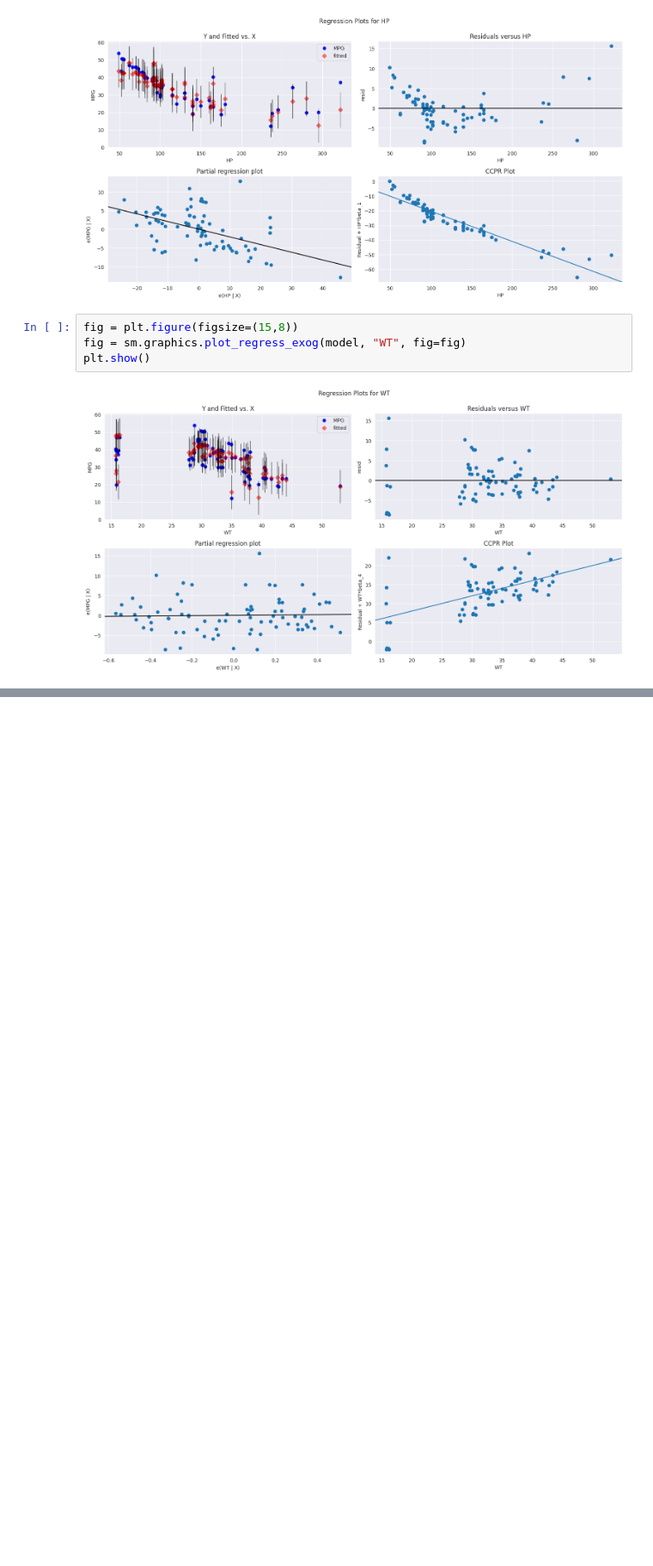
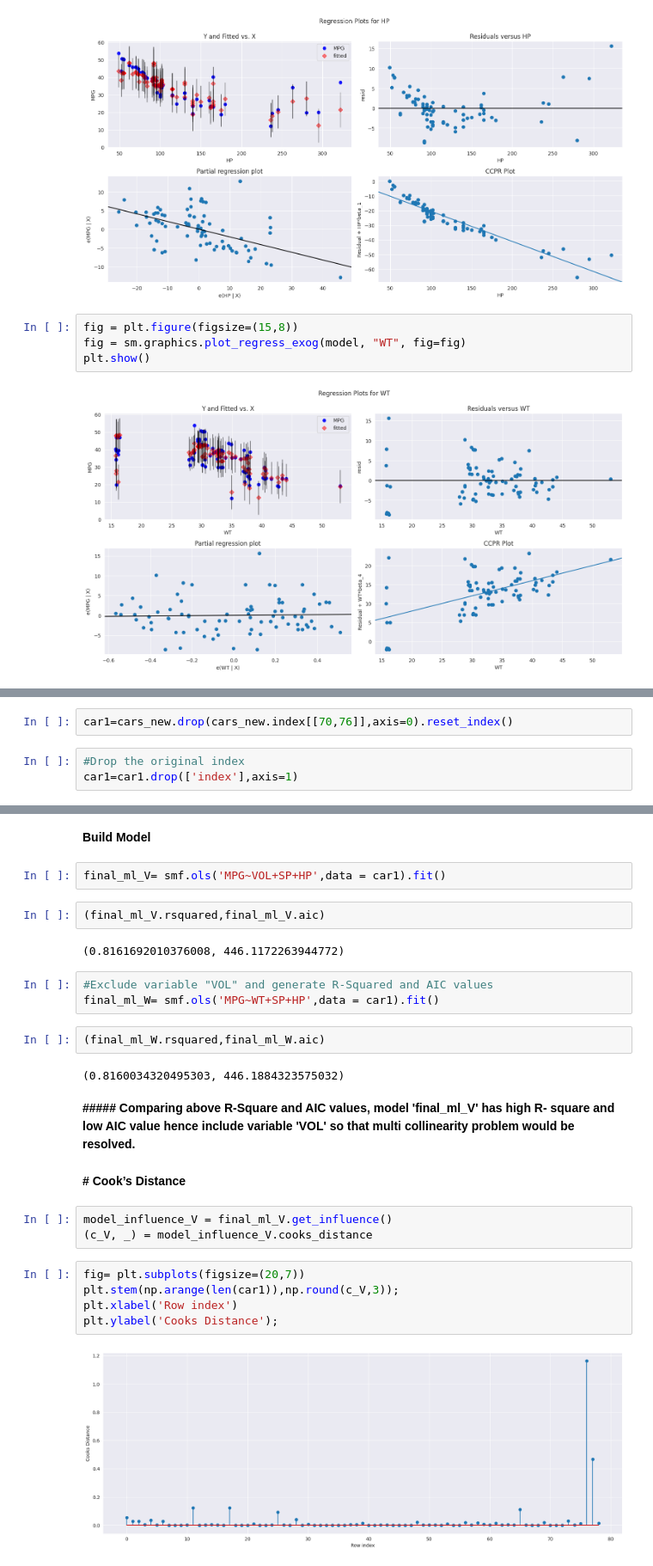
Before and after one commit to PrashAI/myprojectr, a Jupyter notebook: Multiple_Linear_Regression_Model.ipynb, the cells around one changed output, grey strips where cells are left out. Shown at 86% size. Drawn from its saved outputs; the diff is of its cells as text; blank space fills up the shorter version.

```diff
--- a/Multiple_Linear_Regression_Model.ipynb
+++ b/Multiple_Linear_Regression_Model.ipynb
@@ -190,0 +248,5 @@ plt.show()
+# %%
+car1=cars_new.drop(cars_new.index[[70,76]],axis=0).reset_index()
+# %%
+#Drop the original index
+car1=car1.drop(['index'],axis=1)
@@ -190,0 +271,29 @@ plt.show()
+# %% [markdown]
+**Build Model**
+# %%
+final_ml_V= smf.ols('MPG~VOL+SP+HP',data = car1).fit()
+# %%
+(final_ml_V.rsquared,final_ml_V.aic)
+# %% [output]
+(0.8161692010376008, 446.1172263944772)
+# %%
+#Exclude variable "VOL" and generate R-Squared and AIC values
+final_ml_W= smf.ols('MPG~WT+SP+HP',data = car1).fit()
+# %%
+(final_ml_W.rsquared,final_ml_W.aic)
+# %% [output]
+(0.8160034320495303, 446.1884323575032)
+# %% [markdown]
+**##### Comparing above R-Square and AIC values, model 'final_ml_V' has high R- square and low AIC value hence include variable 'VOL' so that multi collinearity problem would be resolved.**
+# %% [markdown]
+**# Cook’s Distance**
+# %%
+model_influence_V = final_ml_V.get_influence()
+(c_V, _) = model_influence_V.cooks_distance
+# %%
+fig= plt.subplots(figsize=(20,7))
+plt.stem(np.arange(len(car1)),np.round(c_V,3));
+plt.xlabel('Row index')
+plt.ylabel('Cooks Distance');
+# %% [output]
+[figure, added]
```
Also changed, not shown: parts of 34 cells of this notebook.
